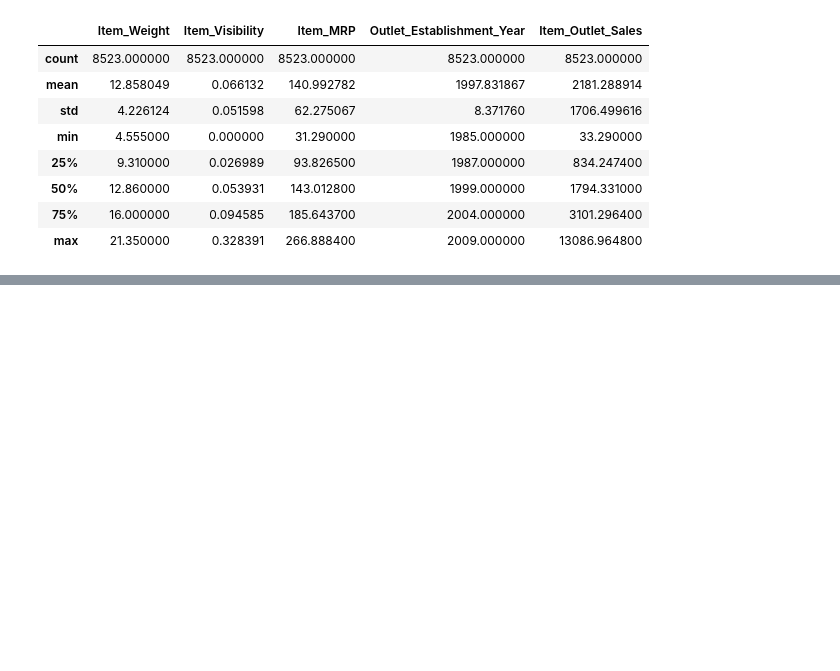
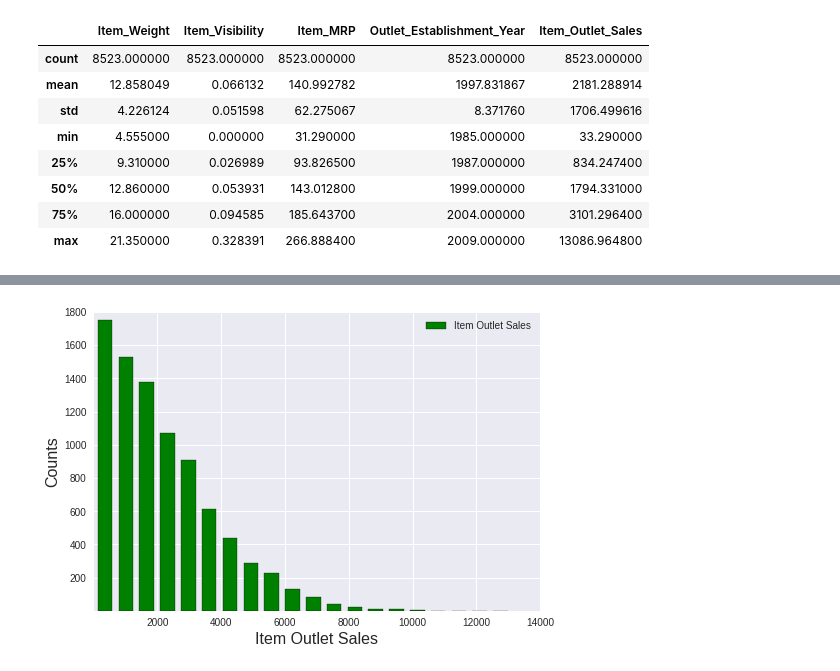
Before and after one commit to npipal/food-sales-predictions, a Jupyter notebook: Food_Sales_Predictions_NickPipal.ipynb, the cells around one changed output, grey strips where cells are left out. Saved outputs shown, nothing was run; the diff lists cells and outputs as text; code cells hidden in the pictures; blank space fills up the shorter version.

```diff
--- a/Food_Sales_Predictions_NickPipal.ipynb
+++ b/Food_Sales_Predictions_NickPipal.ipynb
@@ -173,0 +201,11 @@ df.describe()
+# %%
+#Histogram of Item Outlet Sales
+plt.style.use('seaborn')
+df['Item_Outlet_Sales'].hist(bins=20, label='Item Outlet Sales', edgecolor='black', rwidth=0.7, color='green')
+plt.xlabel('Item Outlet Sales', fontsize=16)
+plt.ylabel('Counts', fontsize=16)
+plt.xlim(1,14000)
+plt.ylim(1,1800)
+plt.legend();
+# %% [output]
+[figure, added]
```
Also changed, not shown: parts of 13 cells of this notebook.
